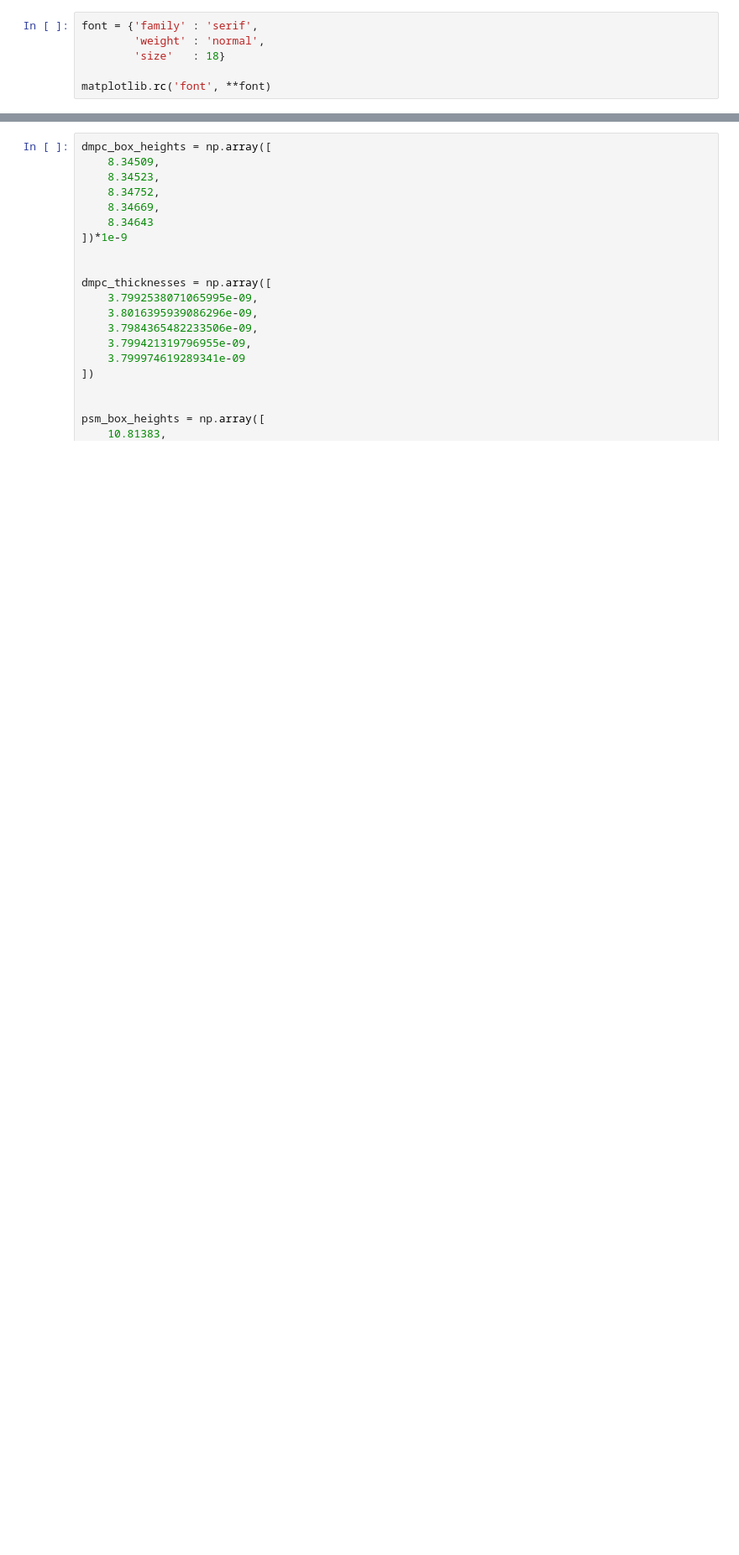
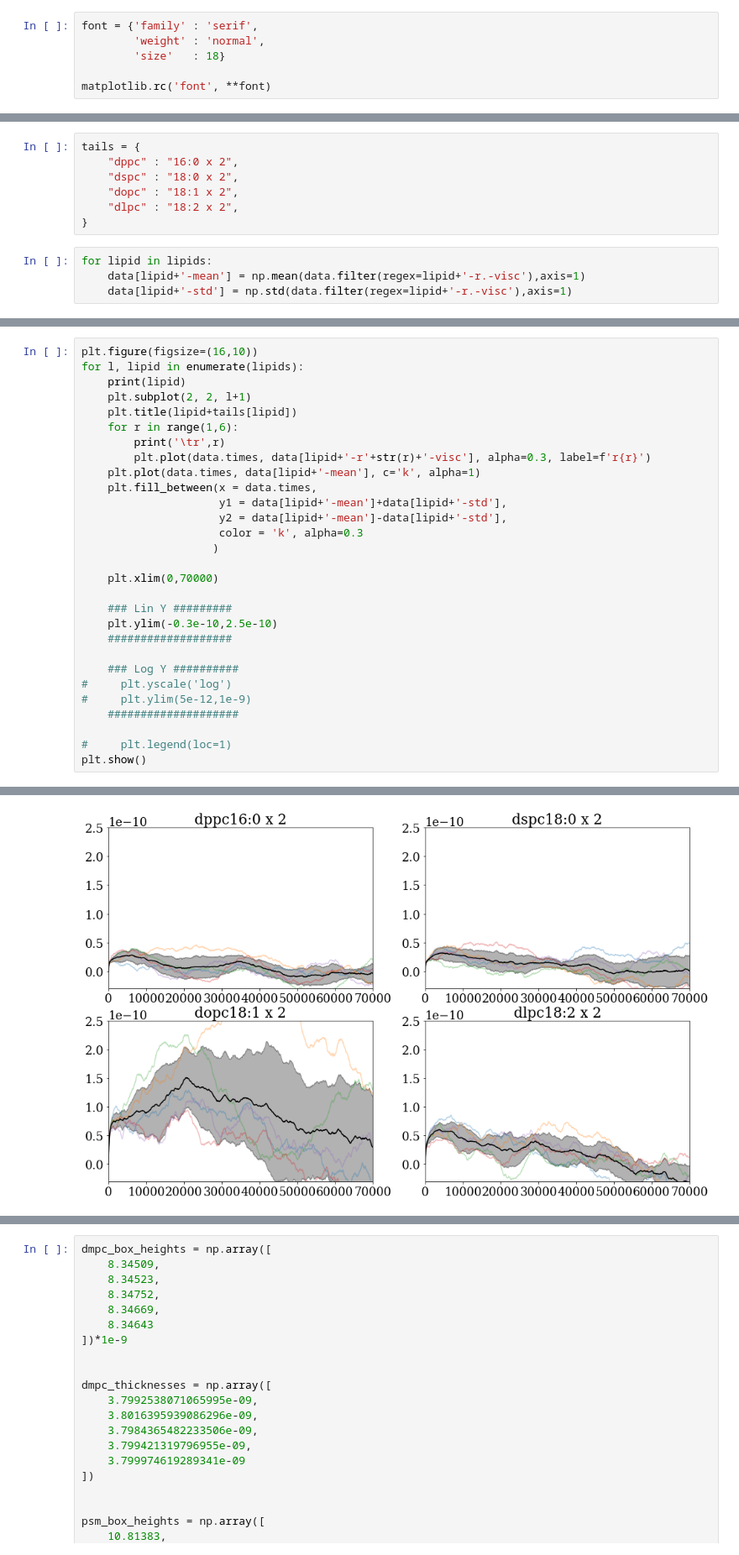
Before and after one commit to sheamusfitz/g-k-viscosity, a Jupyter notebook: 2fs-analysis.ipynb, the cells around one changed output, grey strips where cells are left out. Shown at 84% size. Drawn from its saved outputs; the diff is of its cells as text; blank space fills up the shorter version.

```diff
--- a/2fs-analysis.ipynb
+++ b/2fs-analysis.ipynb
@@ -15,0 +72,11 @@ matplotlib.rc('font', **font)
+# %%
+tails = {
+    "dppc" : "16:0 x 2",
+    "dspc" : "18:0 x 2",
+    "dopc" : "18:1 x 2",
+    "dlpc" : "18:2 x 2",
+}
+# %%
+for lipid in lipids:
+    data[lipid+'-mean'] = np.mean(data.filter(regex=lipid+'-r.-visc'),axis=1)
+    data[lipid+'-std'] = np.std(data.filter(regex=lipid+'-r.-visc'),axis=1)
@@ -15,0 +98,30 @@ matplotlib.rc('font', **font)
+# %%
+plt.figure(figsize=(16,10))
+for l, lipid in enumerate(lipids):
+    print(lipid)
+    plt.subplot(2, 2, l+1)
+    plt.title(lipid+tails[lipid])
+    for r in range(1,6):
+        print('\tr',r)
+        plt.plot(data.times, data[lipid+'-r'+str(r)+'-visc'], alpha=0.3, label=f'r{r}')
+    plt.plot(data.times, data[lipid+'-mean'], c='k', alpha=1)
+    plt.fill_between(x = data.times,
+                     y1 = data[lipid+'-mean']+data[lipid+'-std'],
+                     y2 = data[lipid+'-mean']-data[lipid+'-std'],
+                     color = 'k', alpha=0.3
+                    )
+
+    plt.xlim(0,70000)
+
+    ### Lin Y #########
+    plt.ylim(-0.3e-10,2.5e-10)
+    ###################
+
+    ### Log Y ##########
+#     plt.yscale('log')
+#     plt.ylim(5e-12,1e-9)
+    ####################
+
+#     plt.legend(loc=1)
+plt.show()
+# %% [output]
@@ -15,0 +145 @@ matplotlib.rc('font', **font)
+[figure, added]
```
Also changed, not shown: parts of 8 cells of this notebook.
